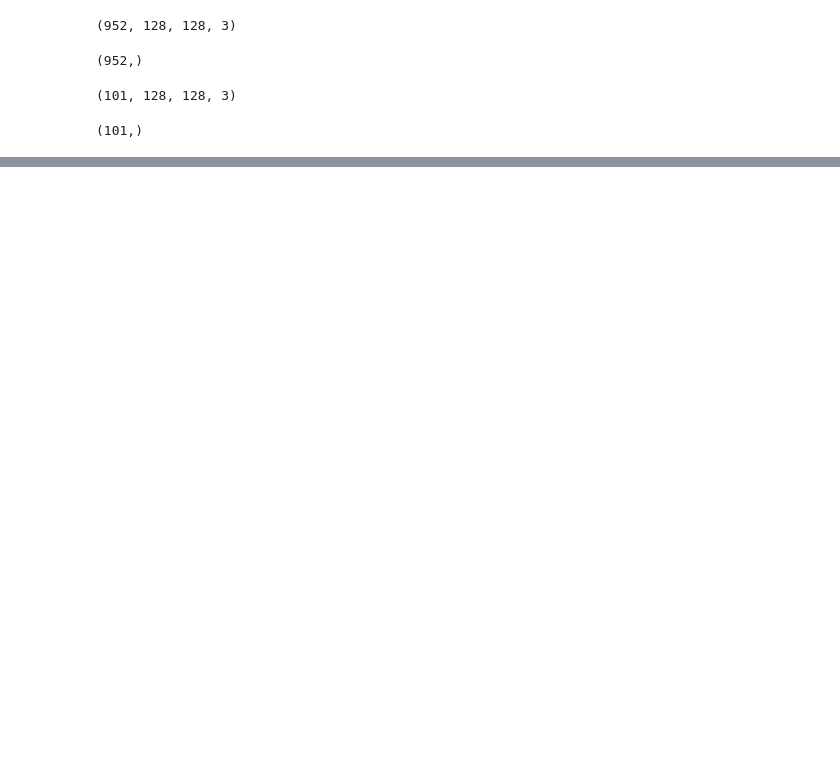
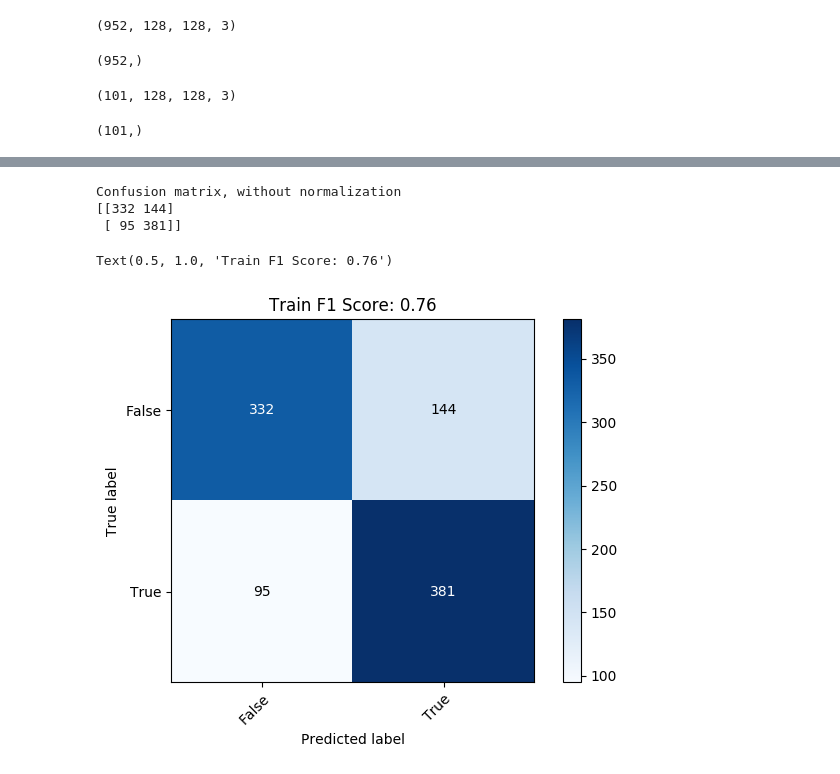
Before and after one commit to grace3999/USV_Python, a Jupyter notebook: Notebooks/6_xr_Annotations_deeplearning.ipynb, the cells around one changed output, grey strips where cells are left out. Cells and saved outputs as stored; diff of their text form; code cells hidden in the pictures; blank space fills up the shorter version.

```diff
--- a/Notebooks/6_xr_Annotations_deeplearning.ipynb
+++ b/Notebooks/6_xr_Annotations_deeplearning.ipynb
@@ -292,0 +512,15 @@ print(classification_report(validation_generator.classes, y_pred, target_names=t
+# %%
+
+#Confusion Matrix and Classification Report
+X_temp = X.copy()
+Y_pred = model.predict(preprocess_input(X_temp))
+y_pred = (Y_pred>0.5)
+# %%
+plot_confusion_matrix(list(y), y_pred.flatten(),unique_labels(y_pred.flatten(),list(y_test)))
+plt.title('Train F1 Score: ' + str(round(f1_score(y,y_pred)*100)/100))
+# %% [output]
+Confusion matrix, without normalization
+[[332 144]
+ [ 95 381]]
+Text(0.5, 1.0, 'Train F1 Score: 0.76')
+[figure, added]
```
Also changed, not shown: parts of 43 cells of this notebook.
